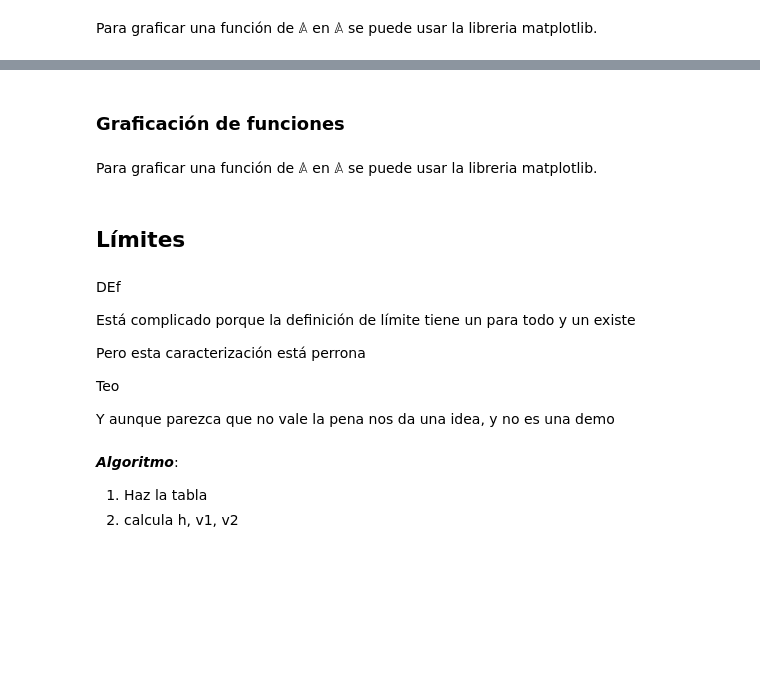
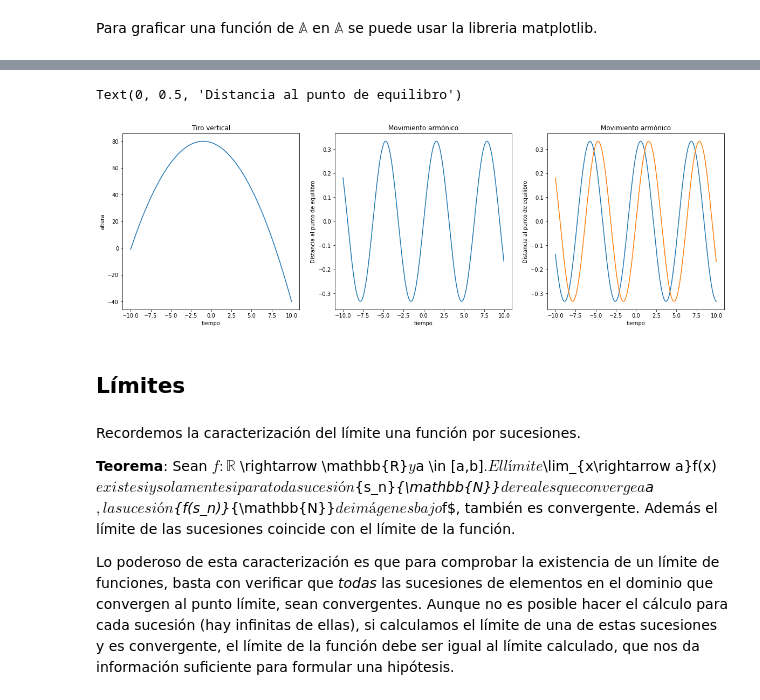
Before and after one commit to Aleph-GORY/switched-on-leibniz, a Jupyter notebook: calculo2/laboratorios/L0_NumerosReales.ipynb, the cells around one changed output, grey strips where cells are left out. Saved outputs shown, nothing was run; the diff lists cells and outputs as text; code cells hidden in the pictures; blank space fills up the shorter version.

```diff
--- a/calculo2/laboratorios/L0_NumerosReales.ipynb
+++ b/calculo2/laboratorios/L0_NumerosReales.ipynb
@@ -105,10 +114,12 @@ De la misma forma que es posible representar valores numéricos de distintas for
 
 Python nos permite definir funciones que tomen un parámetro de tipo _float_ y que regrese otro dato del mismo tipo después de ejecutar un bloque de código llamado cuerpo.
 # %%
+import numpy as np
+
 # Funciones de A en A
 def f(x):
-    return (x+1)**2 - 1
+    return -(x+1)**2 + 80
 
 def g(x):
-    return math.sin(x)/3
+    return np.sin(x)/3
 # %%
@@ -156,4 +188,0 @@ Composición de funciones
-# %% [markdown]
-### Graficación de funciones
-# %% [markdown]
-Para graficar una función de $\mathbb{A}$ en $\mathbb{A}$ se puede usar la libreria matplotlib.
@@ -165,16 +193,32 @@ import pyplot from matplotlib
+# %%
+# Graficando f y g
+
+# Evaluar el dominio con las funciones
+x = np.arange(-10, 10, 0.05)
+fx = list(map(f, x))
+gx = g(x)
+hx = g(x+1)
+
+# Graficar
+fig, ax = plt.subplots(1, 3, figsize=(20, 6))
+# Izquierda
+ax[0].plot(x,fx)
+ax[0].set_title('Tiro vertical')
+ax[0].set_xlabel('tiempo')
+ax[0].set_ylabel('altura')
+# Centro
+ax[1].plot(x,gx)
+ax[1].set_title('Movimiento armónico')
+ax[1].set_xlabel('tiempo')
+ax[1].set_ylabel('Distancia al punto de equilibro')
+# Derecha
+ax[2].plot(x,hx)
+ax[2].plot(x,gx)
+ax[2].set_title('Movimiento armónico')
+ax[2].set_xlabel('tiempo')
+ax[2].set_ylabel('Distancia al punto de equilibro')
+# %% [output]
+Text(0, 0.5, 'Distancia al punto de equilibro')
+[figure, added]
 # %% [markdown]
 ## Límites
-# %% [markdown]
-DEf
-
-Está complicado porque la definición de límite tiene un para todo y un existe
-
-Pero esta caracterización está perrona
-
-Teo
-
-Y aunque parezca que no vale la pena nos da una idea, y no es una demo
-# %% [markdown]
-***Algoritmo***:
-1. Haz la tabla
-2. calcula h, v1, v2
@@ -182,0 +225,6 @@ Y aunque parezca que no vale la pena nos da una idea, y no es una demo
+# %% [markdown]
+Recordemos la caracterización del límite una función por sucesiones.
+
+**Teorema**: Sean $f: \mathbb{R}$ \rightarrow \mathbb{R}$ y $a \in [a,b]$. El límite $\lim_{x\rightarrow a}f(x)$ existe si y solamente si para toda sucesión $\{s_n\}_{\mathbb{N}}$ de reales que converge a $a$, la sucesión $\{f(s_n)\}_{\mathbb{N}}$ de imágenes bajo $f$, también es convergente. Además el límite de las sucesiones coincide con el límite de la función.
+
+Lo poderoso de esta caracterización es que para comprobar la existencia de un límite de funciones, basta con verificar que *todas* las sucesiones de elementos en el dominio que convergen al punto límite, sean convergentes. Aunque no es posible hacer el cálculo para cada sucesión (hay infinitas de ellas), si calculamos el límite de una de estas sucesiones y es convergente, el límite de la función debe ser igual al límite calculado, que nos da información suficiente para formular una hipótesis.
```
Also changed, not shown: parts of 26 cells of this notebook.
